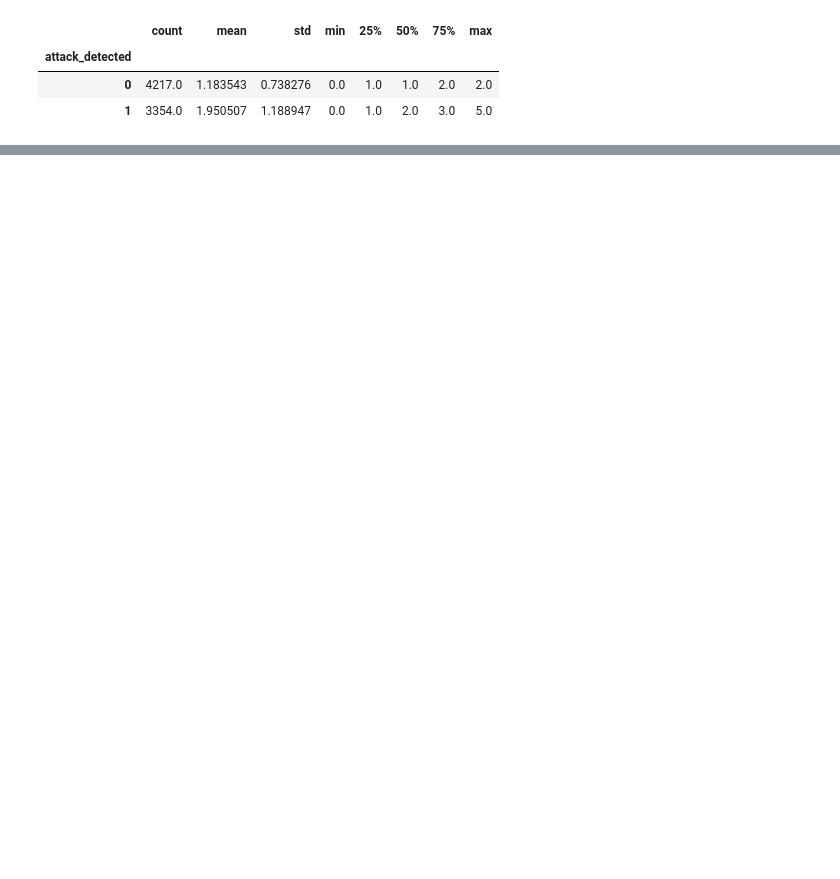
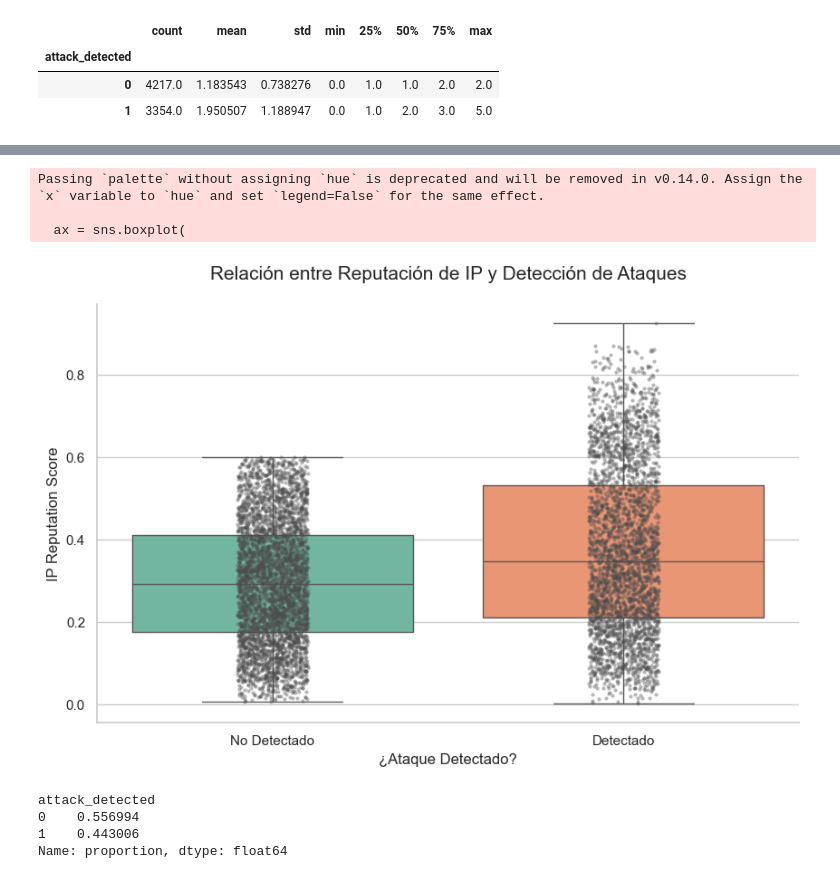
Before and after one commit to paularias652/Practica3Grupo5, a Jupyter notebook: Deber3parte1.ipynb, the cells around one changed output, grey strips where cells are left out. Cells and saved outputs as stored; diff of their text form; code cells hidden in the pictures; blank space fills up the shorter version.

```diff
--- a/Deber3parte1.ipynb
+++ b/Deber3parte1.ipynb
@@ -261,3 +208,0 @@ dfo[['failed_logins', 'login_attempts', 'ip_reputation_score', 'unusual_time_acc
-# %%
-dfo['high_failed_logins'] = (dfo['failed_logins'] >= 3).astype(int)
-dfo.groupby('high_failed_logins')['attack_detected'].mean()
@@ -359,0 +259,45 @@ PRUEBA DE ACTUALIZACION DE REPOSITORIO
+# %%
+# Configuración de estilo
+sns.set_theme(style="whitegrid")
+plt.figure(figsize=(10, 6))
+
+# Crear el boxplot con colores personalizados
+ax = sns.boxplot(
+    data=dfo,
+    x='attack_detected',
+    y='ip_reputation_score',
+    palette="Set2",
+    showfliers=False  # Oculta outliers para no ensuciar si hay muchos
+)
+
+# Añadir los puntos individuales (opcional, da mucho contexto)
+sns.stripplot(
+    data=dfo,
+    x='attack_detected',
+    y='ip_reputation_score',
+    color=".3",
+    alpha=0.4,
+    size=3
+)
+
+# Mejorar textos y etiquetas
+plt.title("Relación entre Reputación de IP y Detección de Ataques", fontsize=15, pad=20)
+plt.xlabel("¿Ataque Detectado?", fontsize=12)
+plt.ylabel("IP Reputation Score", fontsize=12)
+plt.xticks([0, 1], ['No Detectado', 'Detectado']) # Mejora legibilidad del eje X
+
+sns.despine() # Quita los bordes innecesarios
+plt.show()
+# %% [output]
+Passing `palette` without assigning `hue` is deprecated and will be removed in v0.14.0. Assign the `x` variable to `hue` and set `legend=False` for the same effect.
+
+  ax = sns.boxplot(
+[figure, added]
+# %%
+
+dfo['attack_detected'].value_counts(normalize=True)
+# %% [output]
+attack_detected
+0    0.556994
+1    0.443006
+Name: proportion, dtype: float64
```
Also changed, not shown: parts of 23 cells of this notebook.
